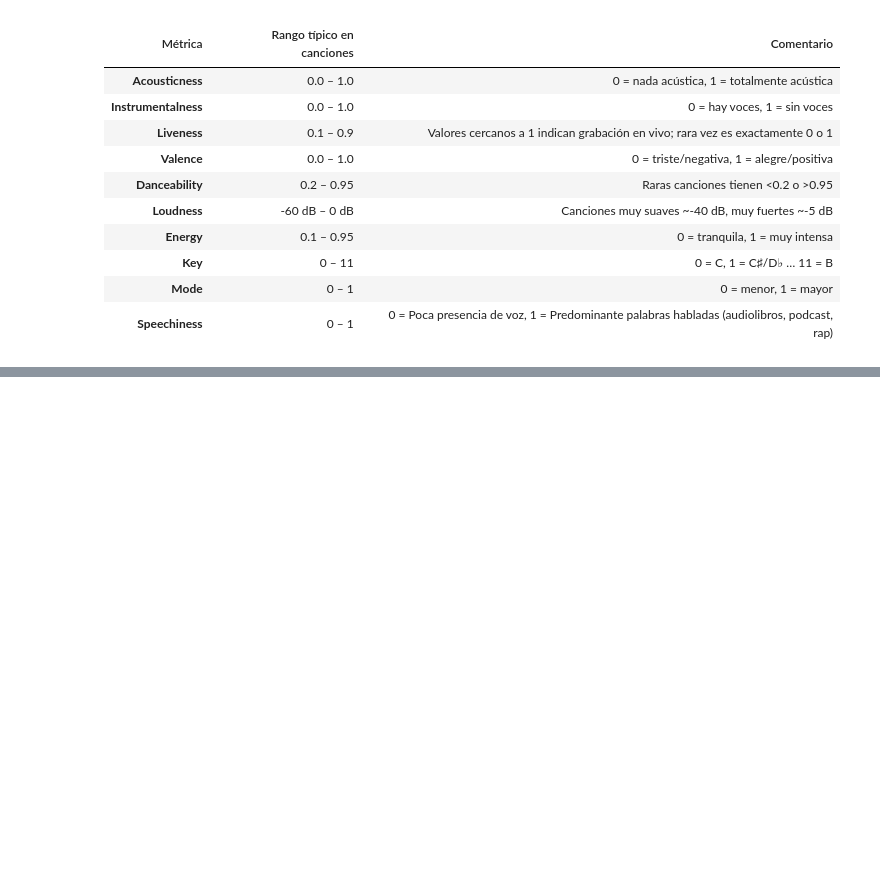
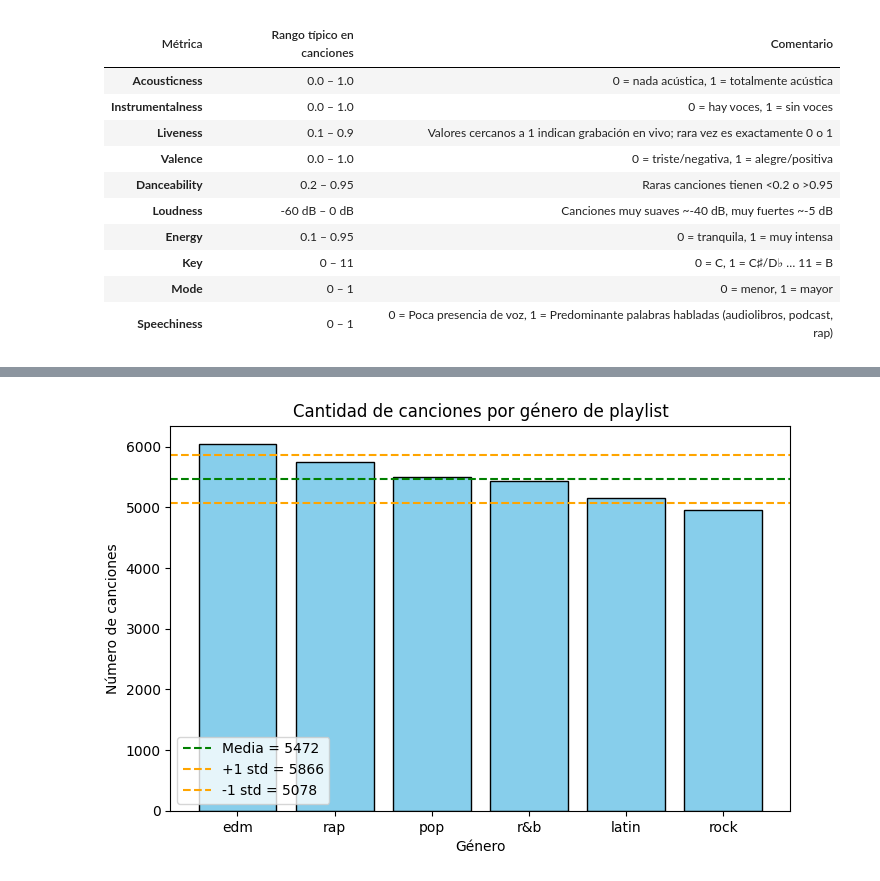
Before and after one commit to Magvride/Spotify-Recommendations, a Jupyter notebook: Ciência_de_Dados_G1.ipynb, the cells around one changed output, grey strips where cells are left out. Cells and saved outputs as stored; diff of their text form; code cells hidden in the pictures; blank space fills up the shorter version.

```diff
--- a/Ciência_de_Dados_G1.ipynb
+++ b/Ciência_de_Dados_G1.ipynb
@@ -806,0 +937,31 @@ Coeficiente de variación : 64.30344037548302
+# %%
+data = {
+    "playlist_genre": ["edm", "rap", "pop", "r&b", "latin", "rock"],
+    "count": [6043, 5746, 5507, 5431, 5155, 4951]
+}
+
+df = pd.DataFrame(data)
+
+# Calcular media y desviación estándar
+media = df["count"].mean()
+std = df["count"].std()
+
+# Gráfico
+plt.figure(figsize=(8,5))
+bars = plt.bar(df["playlist_genre"], df["count"], color="skyblue", edgecolor="black")
+
+# Línea de media
+plt.axhline(media, color="green", linestyle="--", label=f"Media = {media:.0f}")
+
+# Líneas de ±1 std
+plt.axhline(media + std, color="orange", linestyle="--", label=f"+1 std = {media+std:.0f}")
+plt.axhline(media - std, color="orange", linestyle="--", label=f"-1 std = {media-std:.0f}")
+
+# Etiquetas
+plt.title("Cantidad de canciones por género de playlist")
+plt.ylabel("Número de canciones")
+plt.xlabel("Género")
+plt.legend()
+plt.show()
+# %% [output]
+[figure, added]
```
Also changed, not shown: parts of 14 cells of this notebook.
